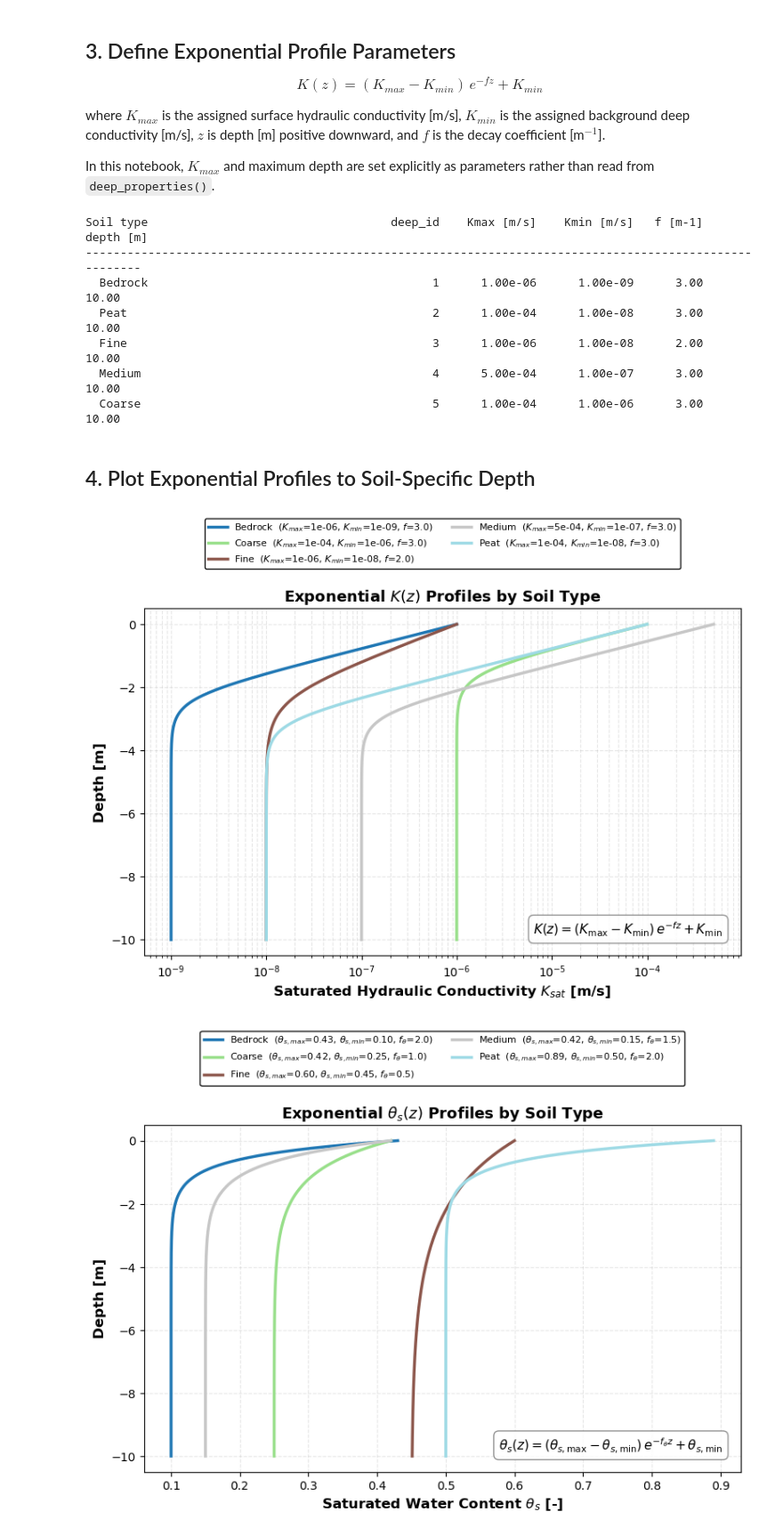
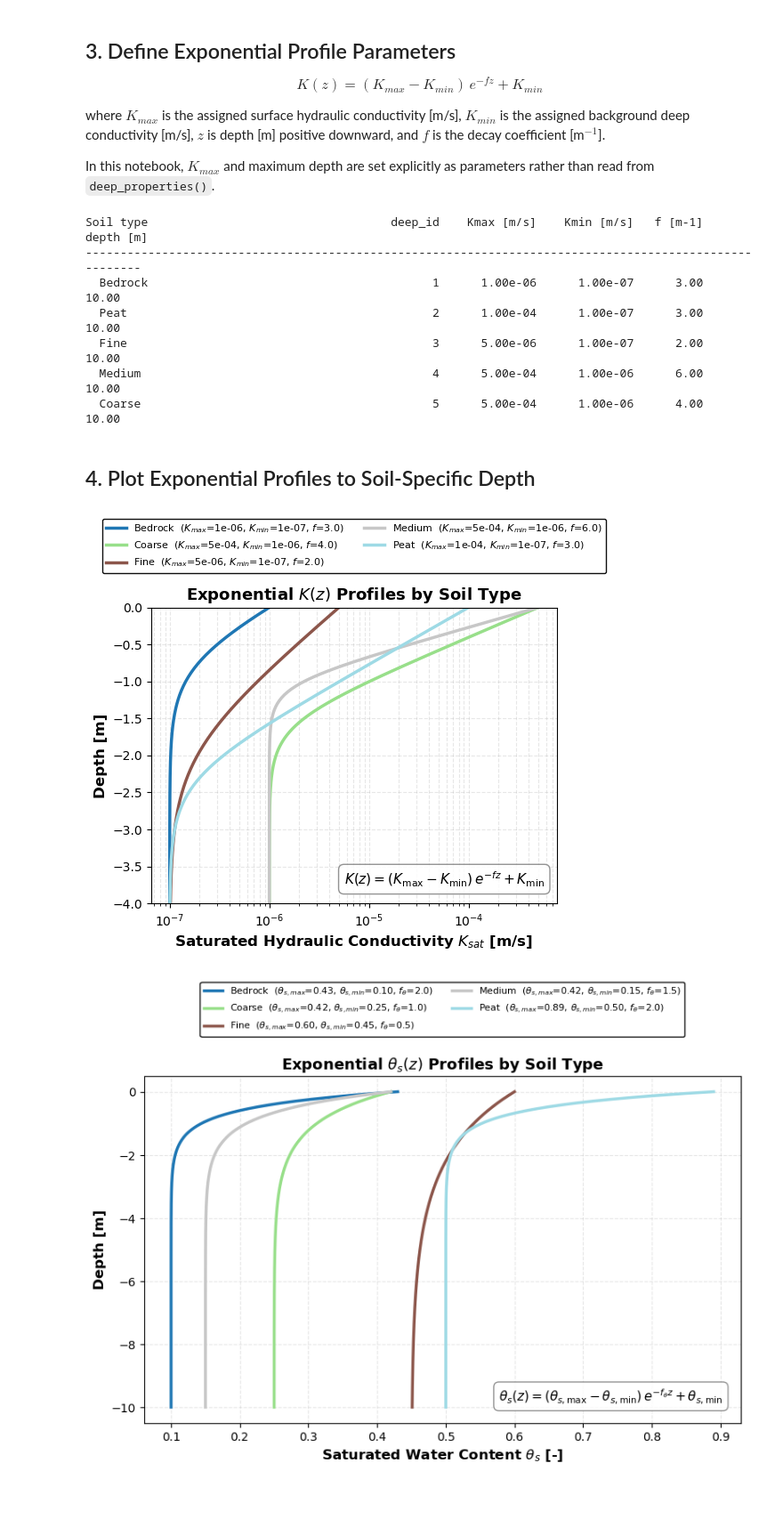
Before and after one commit to jpnousu/SpaFHy_v2.0, a Jupyter notebook: scripts/deep_soil_exponential_profiles_grouped.ipynb, the cells around one changed output. Shown at 89% size. Saved outputs shown, nothing was run; the diff lists cells and outputs as text; code cells hidden in the pictures; blank space fills up the shorter version.

```diff
--- a/scripts/deep_soil_exponential_profiles_grouped.ipynb
+++ b/scripts/deep_soil_exponential_profiles_grouped.ipynb
@@ -59,11 +59,11 @@ In this notebook, $K_{max}$ and maximum depth are set explicitly as parameters r
 
 exponential_ThetaS = True  # If True, use exponential ThetaS(z) profile instead of uniform
 
-kmax_coarse, kmin_coarse, f_coarse = 1e-4, 1e-6, 3.0
-kmax_medium, kmin_medium, f_medium = 5e-4, 1e-7, 3.0
-kmax_fine, kmin_fine, f_fine = 1e-6, 1e-8, 2.0,
-kmax_rock, kmin_rock, f_rock = 1e-6, 1e-9, 3.0
-kmax_peat, kmin_peat, f_peat = 1e-4, 1e-8, 3.0
+kmax_coarse, kmin_coarse, f_coarse = 5e-4, 1e-6, 4.0
+kmax_medium, kmin_medium, f_medium = 5e-4, 1e-6, 6.0
+kmax_fine, kmin_fine, f_fine = 5e-6, 1e-7, 2.0
+kmax_rock, kmin_rock, f_rock = 1e-6, 1e-7, 3.0
+kmax_peat, kmin_peat, f_peat = 1e-4, 1e-7, 3.0
 max_depth = 10.0
 
 kmax_values = {
@@ -152,15 +152,15 @@ for soil_type, params in exp_params.items():
 # %% [output]
 Soil type                                   deep_id    Kmax [m/s]    Kmin [m/s]   f [m-1]   depth [m]
 --------------------------------------------------------------------------------------------------------
-  Bedrock                                         1      1.00e-06      1.00e-09      3.00       10.00
-  Peat                                            2      1.00e-04      1.00e-08      3.00       10.00
-  Fine                                            3      1.00e-06      1.00e-08      2.00       10.00
-  Medium                                          4      5.00e-04      1.00e-07      3.00       10.00
-  Coarse                                          5      1.00e-04      1.00e-06      3.00       10.00
+  Bedrock                                         1      1.00e-06      1.00e-07      3.00       10.00
+  Peat                                            2      1.00e-04      1.00e-07      3.00       10.00
+  Fine                                            3      5.00e-06      1.00e-07      2.00       10.00
+  Medium                                          4      5.00e-04      1.00e-06      6.00       10.00
+  Coarse                                          5      5.00e-04      1.00e-06      4.00       10.00
 # %% [markdown]
 ## 4. Plot Exponential Profiles to Soil-Specific Depth
 # %%
-fig, ax = plt.subplots(figsize=(8, 7))
+fig, ax = plt.subplots(figsize=(6, 6))
 
 soil_types = sorted(exp_params.keys())
 colors = plt.cm.tab20(np.linspace(0, 1, len(soil_types)))
@@ -183,34 +183,36 @@ for color, soil_type in zip(colors, soil_types):
         )
 
 ax.set_xlabel('Saturated Hydraulic Conductivity $K_{sat}$ [m/s]', fontsize=12, fontweight='bold')
 ax.set_ylabel('Depth [m]', fontsize=12, fontweight='bold')
 ax.set_title('Exponential $K(z)$ Profiles by Soil Type', fontsize=13, fontweight='bold')
 ax.set_xscale('log')
 ax.grid(True, which='both', alpha=0.3, linestyle='--')
 ax.legend(
     loc='lower center',
     bbox_to_anchor=(0.5, 1.1),
     ncol=2,
     fontsize=8,
     framealpha=0.95,
     edgecolor='black',
 )
 
 ax.text(
     0.97, 0.05,
     r'$K(z) = (K_{\mathrm{max}} - K_{\mathrm{min}})\,e^{-fz} + K_{\mathrm{min}}$',
     transform=ax.transAxes,
     fontsize=11,
     ha='right', va='bottom',
     bbox=dict(boxstyle='round,pad=0.4', facecolor='white', alpha=0.85, edgecolor='gray'),
 )
 
+ax.set_ylim([-max_depth+6, 0])
+
 plt.tight_layout(rect=[0, 0, 1, 0.88])
 #plt.show()
 filename = os.path.join(fig_dir, 'deep_soil_exponential_profiles.png')
 plt.savefig(filename, dpi=300, bbox_inches='tight')
 # %% [output]
-[figure, old version]
+[figure, new version]
 # %%
 if exponential_ThetaS:
     fig, ax = plt.subplots(figsize=(8, 7))
```
Also changed, not shown: parts of 2 cells of this notebook, 2 other files.
